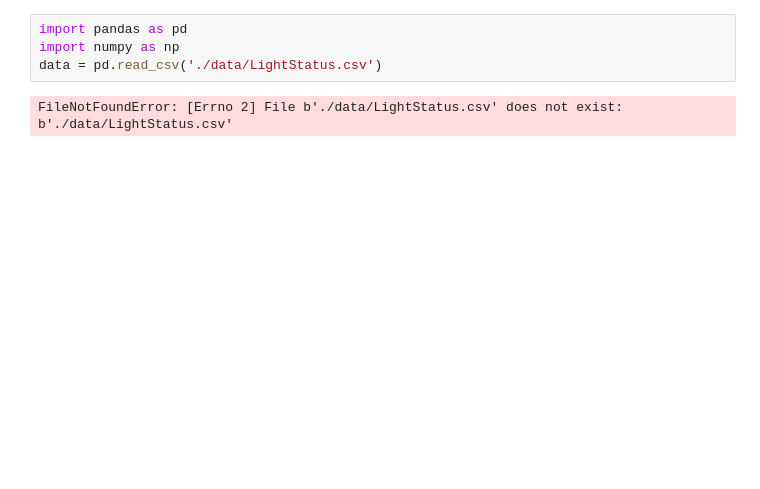
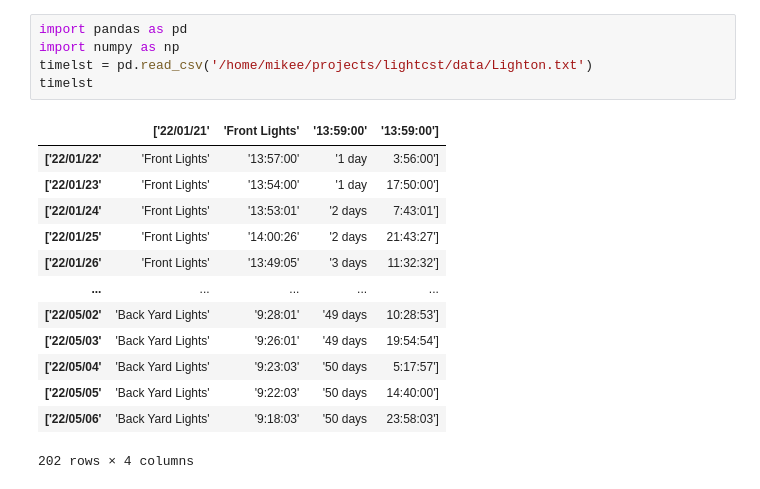
Before and after one commit to nomelm50s/lightcst, a Jupyter notebook: docs/testing _jnotebook.ipynb, the cells around one changed output. Saved outputs shown, nothing was run; the diff lists cells and outputs as text; blank space fills up the shorter version.

```diff
--- a/docs/testing _jnotebook.ipynb
+++ b/docs/testing _jnotebook.ipynb
@@ -1,6 +1,19 @@
 # %%
 import pandas as pd
 import numpy as np
-data = pd.read_csv('./data/LightStatus.csv')
+timelst = pd.read_csv('/home/mikee/projects/lightcst/data/Lighton.txt')
+timelst
 # %% [output]
+|  | ['22/01/21' | 'Front Lights' | '13:59:00' | '13:59:00'] |
+| ['22/01/22' | 'Front Lights' | '13:57:00' | '1 day | 3:56:00'] |
+| ['22/01/23' | 'Front Lights' | '13:54:00' | '1 day | 17:50:00'] |
+| ['22/01/24' | 'Front Lights' | '13:53:01' | '2 days | 7:43:01'] |
+| ['22/01/25' | 'Front Lights' | '14:00:26' | '2 days | 21:43:27'] |
+| ['22/01/26' | 'Front Lights' | '13:49:05' | '3 days | 11:32:32'] |
+| ... | ... | ... | ... | ... |
+| ['22/05/02' | 'Back Yard Lights' | '9:28:01' | '49 days | 10:28:53'] |
+| ['22/05/03' | 'Back Yard Lights' | '9:26:01' | '49 days | 19:54:54'] |
+| ['22/05/04' | 'Back Yard Lights' | '9:23:03' | '50 days | 5:17:57'] |
+| ['22/05/05' | 'Back Yard Lights' | '9:22:03' | '50 days | 14:40:00'] |
+| ['22/05/06' | 'Back Yard Lights' | '9:18:03' | '50 days | 23:58:03'] |
-FileNotFoundError: [Errno 2] File b'./data/LightStatus.csv' does not exist: b'./data/LightStatus.csv'
+202 rows × 4 columns
```
Also changed, not shown: 8 other files.
